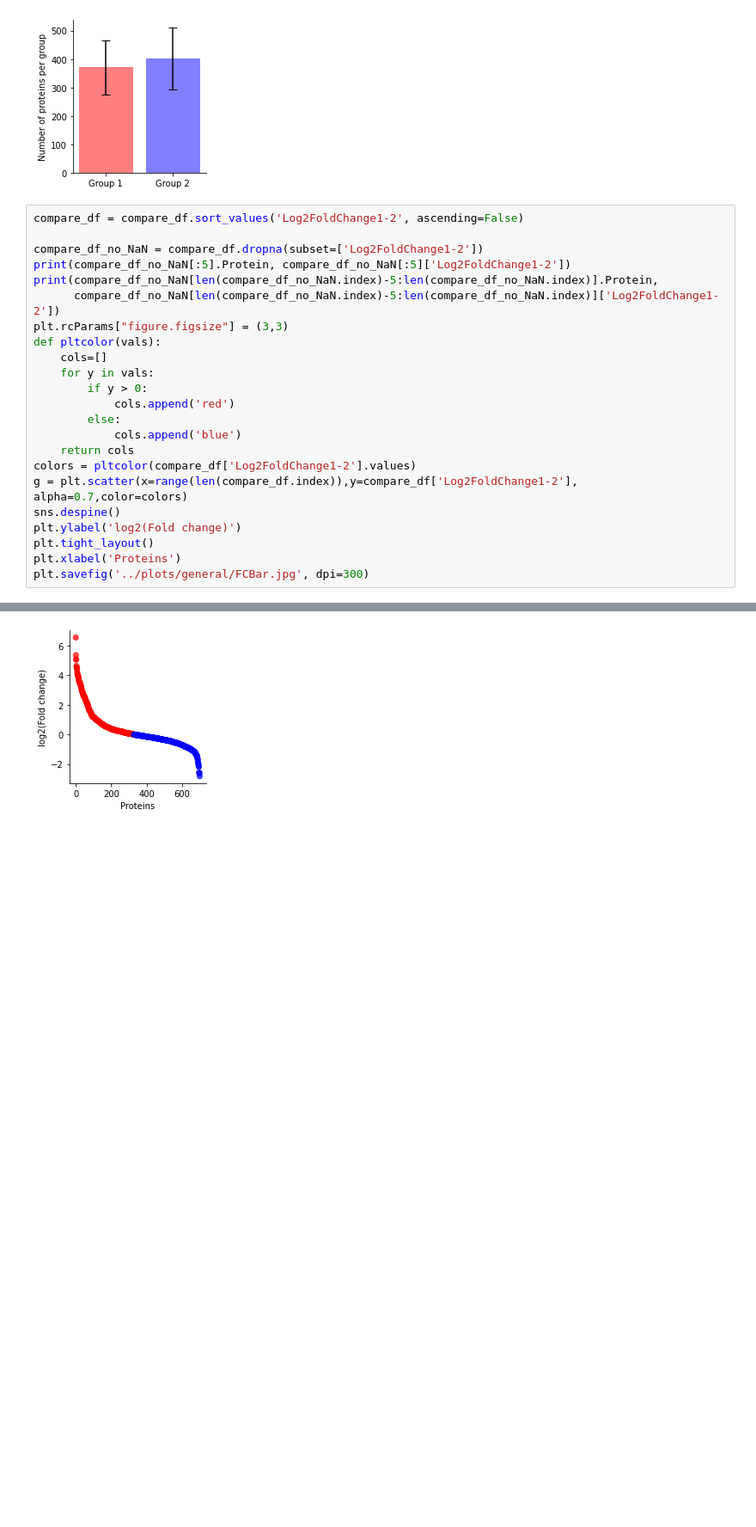
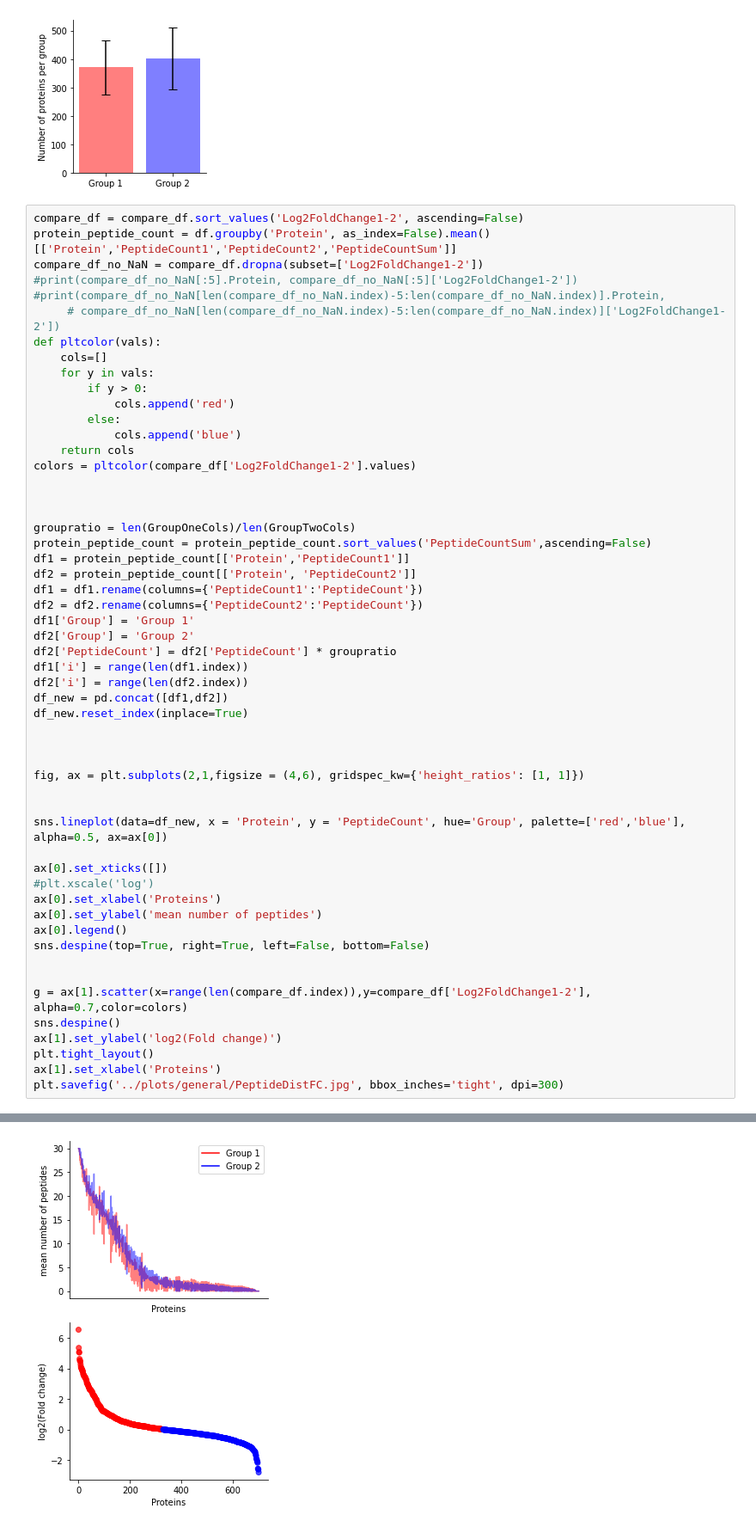
Before and after one commit to ErikHartman/sepsis-ml, a Jupyter notebook: src/general.ipynb, the cells around one changed output, grey strips where cells are left out. Shown: that part at 86% size. Cells and saved outputs as stored; diff of their text form; blank space fills up the shorter version.

```diff
--- a/src/general.ipynb
+++ b/src/general.ipynb
@@ -225,12 +217,11 @@ plt.savefig('../plots/general/ProteinsPerGroupBar.jpg', dpi=300)
 [figure]
 # %%
 compare_df = compare_df.sort_values('Log2FoldChange1-2', ascending=False)
-
+protein_peptide_count = df.groupby('Protein', as_index=False).mean()[['Protein','PeptideCount1','PeptideCount2','PeptideCountSum']]
 compare_df_no_NaN = compare_df.dropna(subset=['Log2FoldChange1-2'])
-print(compare_df_no_NaN[:5].Protein, compare_df_no_NaN[:5]['Log2FoldChange1-2'])
-print(compare_df_no_NaN[len(compare_df_no_NaN.index)-5:len(compare_df_no_NaN.index)].Protein,
-      compare_df_no_NaN[len(compare_df_no_NaN.index)-5:len(compare_df_no_NaN.index)]['Log2FoldChange1-2'])
-plt.rcParams["figure.figsize"] = (3,3)
+#print(compare_df_no_NaN[:5].Protein, compare_df_no_NaN[:5]['Log2FoldChange1-2'])
+#print(compare_df_no_NaN[len(compare_df_no_NaN.index)-5:len(compare_df_no_NaN.index)].Protein,
+     # compare_df_no_NaN[len(compare_df_no_NaN.index)-5:len(compare_df_no_NaN.index)]['Log2FoldChange1-2'])
 def pltcolor(vals):
     cols=[]
     for y in vals:
@@ -240,10 +231,42 @@ def pltcolor(vals):
             cols.append('blue')
     return cols
 colors = pltcolor(compare_df['Log2FoldChange1-2'].values)
-g = plt.scatter(x=range(len(compare_df.index)),y=compare_df['Log2FoldChange1-2'], alpha=0.7,color=colors)
+
+
+
+groupratio = len(GroupOneCols)/len(GroupTwoCols)
+protein_peptide_count = protein_peptide_count.sort_values('PeptideCountSum',ascending=False)
+df1 = protein_peptide_count[['Protein','PeptideCount1']]
+df2 = protein_peptide_count[['Protein', 'PeptideCount2']]
+df1 = df1.rename(columns={'PeptideCount1':'PeptideCount'})
+df2 = df2.rename(columns={'PeptideCount2':'PeptideCount'})
+df1['Group'] = 'Group 1'
+df2['Group'] = 'Group 2'
+df2['PeptideCount'] = df2['PeptideCount'] * groupratio
+df1['i'] = range(len(df1.index))
+df2['i'] = range(len(df2.index))
+df_new = pd.concat([df1,df2])
+df_new.reset_index(inplace=True)
+
+
+
+fig, ax = plt.subplots(2,1,figsize = (4,6), gridspec_kw={'height_ratios': [1, 1]})
+
+
+sns.lineplot(data=df_new, x = 'Protein', y = 'PeptideCount', hue='Group', palette=['red','blue'], alpha=0.5, ax=ax[0])
+
+ax[0].set_xticks([])
+#plt.xscale('log')
+ax[0].set_xlabel('Proteins')
+ax[0].set_ylabel('mean number of peptides')
+ax[0].legend()
+sns.despine(top=True, right=True, left=False, bottom=False)
+
+
+g = ax[1].scatter(x=range(len(compare_df.index)),y=compare_df['Log2FoldChange1-2'], alpha=0.7,color=colors)
 sns.despine()
-plt.ylabel('log2(Fold change)')
+ax[1].set_ylabel('log2(Fold change)')
 plt.tight_layout()
-plt.xlabel('Proteins')
-plt.savefig('../plots/general/FCBar.jpg', dpi=300)
+ax[1].set_xlabel('Proteins')
+plt.savefig('../plots/general/PeptideDistFC.jpg', bbox_inches='tight', dpi=300)
 # %% [output]
@@ -267,4 +273,4 @@ Name: Log2FoldChange1-2, dtype: float64
-[figure, old version]
+[figure, new version]
 # %%
 compare_df['logPValue'] = -1.0 * np.log10(compare_df['CorrectedPValue'])
 compare_df['color'] = compare_df.apply(lambda x: color_if_significant(x), axis=1)
```
Also changed, not shown: parts of 9 cells of this notebook, 3 other files.
